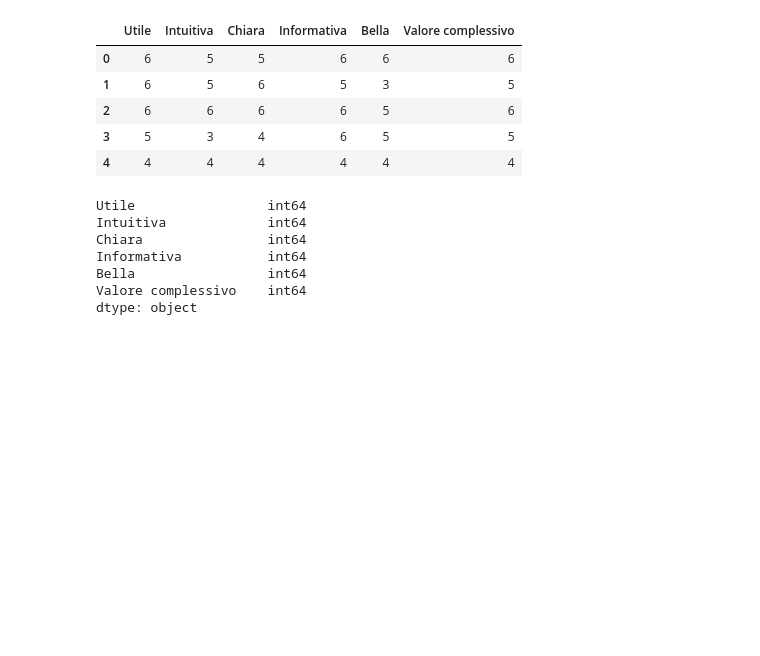
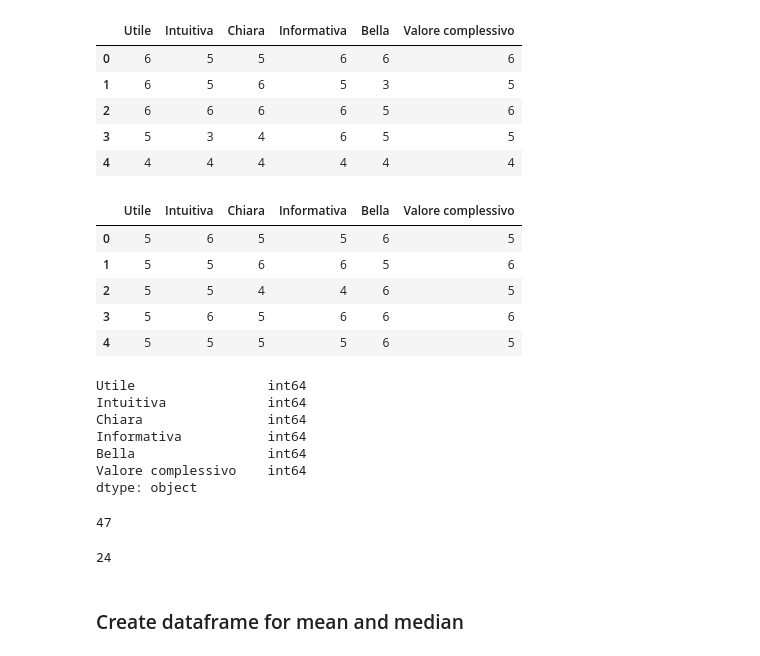
Before and after one commit to DBertazioli/ARmeetup, a Jupyter notebook: Visualizations/survey/snake diagram.ipynb, the cells around one changed output. Drawn from its saved outputs; the diff is of its cells as text; code cells hidden in the pictures; blank space fills up the shorter version.

```diff
--- a/Visualizations/survey/snake diagram.ipynb
+++ b/Visualizations/survey/snake diagram.ipynb
@@ -5,4 +10,5 @@ import pandas as pd
 # %%
 df = pd.read_table('https://raw.githubusercontent.com/DBertazioli/ARmeetup/master/Visualizations/survey/Questionario%20psicometrico%20(VIZ_1).txt',
                   sep = ",")
-df.head()
+df_viz2 = pd.read_table('https://raw.githubusercontent.com/DBertazioli/ARmeetup/master/Visualizations/survey/Questionario%20psicometrico%20(VIZ_2).txt',
+                       sep = ',')
@@ -28,3 +27,13 @@ df.head()
+# %%
+df_viz2.drop(['Informazioni cronologiche', 'Lascia un feedback'], axis=1, inplace=True)
+df_viz2.head()
+# %% [output]
+|  | Utile | Intuitiva | Chiara | Informativa | Bella | Valore complessivo |
+| 0 | 5 | 6 | 5 | 5 | 6 | 5 |
+| 1 | 5 | 5 | 6 | 6 | 5 | 6 |
+| 2 | 5 | 5 | 4 | 4 | 6 | 5 |
+| 3 | 5 | 6 | 5 | 6 | 6 | 6 |
+| 4 | 5 | 5 | 5 | 5 | 6 | 5 |
 # %%
 df.dtypes
 # %% [output]
@@ -35,6 +44,16 @@ Informativa           int64
 Bella                 int64
 Valore complessivo    int64
 dtype: object
+# %%
+len(df)
+# %% [output]
+47
+# %%
+len(df_viz2)
+# %% [output]
+24
+# %% [markdown]
+### Create dataframe for mean and median
 # %%
 df2 = pd.DataFrame()
 df2['mean']= df.mean()
```
Also changed, not shown: parts of 16 cells of this notebook, 2 other files.
